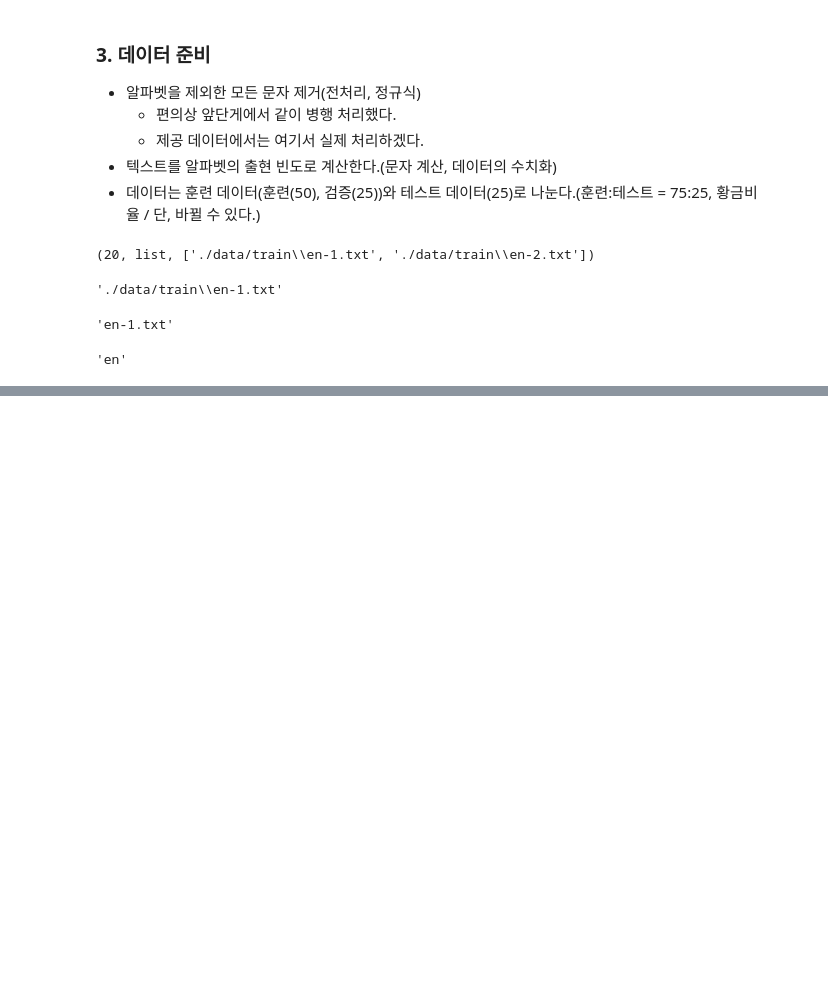
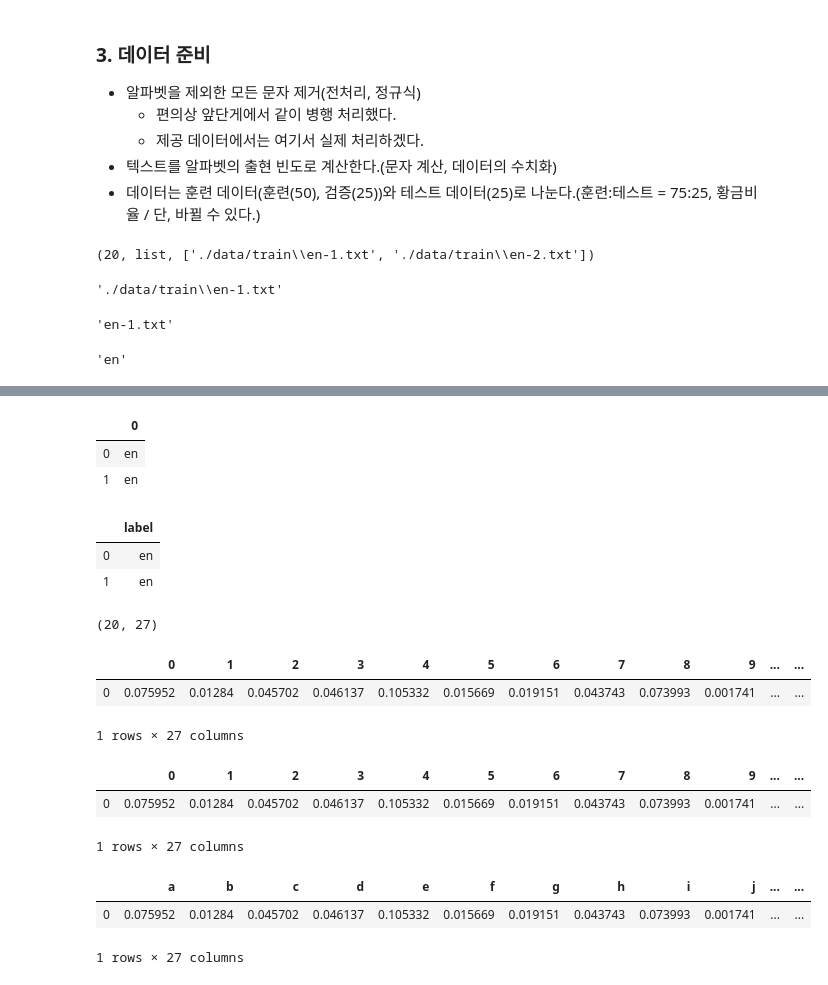
Before and after one commit to devkim0219/ml_dl_projects, a Jupyter notebook: ml/1. 머신러닝을 이용한 언어감지 서비스 구축(머신러닝 전과정 수행).ipynb, the cells around one changed output, grey strips where cells are left out. Saved outputs shown, nothing was run; the diff lists cells and outputs as text; code cells hidden in the pictures; blank space fills up the shorter version.

```diff
--- a/ml/1. 머신러닝을 이용한 언어감지 서비스 구축(머신러닝 전과정 수행).ipynb
+++ b/ml/1. 머신러닝을 이용한 언어감지 서비스 구축(머신러닝 전과정 수행).ipynb
@@ -181,0 +291,43 @@ alp_count
+# %%
+df_labels.head(2)
+# %% [output]
+|  | 0 |
+| 0 | en |
+| 1 | en |
+# %%
+df_labels.columns = ['label']
+df_labels.head(2)
+# %% [output]
+|  | label |
+| 0 | en |
+| 1 | en |
+# %%
+# 가로 방향으로 2개의 df를 병합한다.
+df_tmp = pd.concat([df_freqs, df_labels], sort=True, axis=1)
+df_tmp.shape
+# %% [output]
+(20, 27)
+# %%
+df_tmp.head(1)
+# %% [output]
+|  | 0 | 1 | 2 | 3 | 4 | 5 | 6 | 7 | 8 | 9 | ... | ... |
+| 0 | 0.075952 | 0.01284 | 0.045702 | 0.046137 | 0.105332 | 0.015669 | 0.019151 | 0.043743 | 0.073993 | 0.001741 | ... | ... |
+1 rows × 27 columns
+# %%
+# merge로 구현하기
+df_tmp = pd.merge(df_freqs, df_labels, left_index=True, right_index=True)
+df_tmp.head(1)
+# %% [output]
+|  | 0 | 1 | 2 | 3 | 4 | 5 | 6 | 7 | 8 | 9 | ... | ... |
+| 0 | 0.075952 | 0.01284 | 0.045702 | 0.046137 | 0.105332 | 0.015669 | 0.019151 | 0.043743 | 0.073993 | 0.001741 | ... | ... |
+1 rows × 27 columns
+# %%
+# df_tmp의 0~25 라는 컬럼명을 a~z로 변경
+from string import ascii_lowercase
+
+df_tmp.columns = list(ascii_lowercase) + [df_tmp.columns[-1]]
+df_tmp.head(1)
+# %% [output]
+|  | a | b | c | d | e | f | g | h | i | j | ... | ... |
+| 0 | 0.075952 | 0.01284 | 0.045702 | 0.046137 | 0.105332 | 0.015669 | 0.019151 | 0.043743 | 0.073993 | 0.001741 | ... | ... |
+1 rows × 27 columns
```
Also changed, not shown: parts of 45 cells of this notebook, 39 other files.
